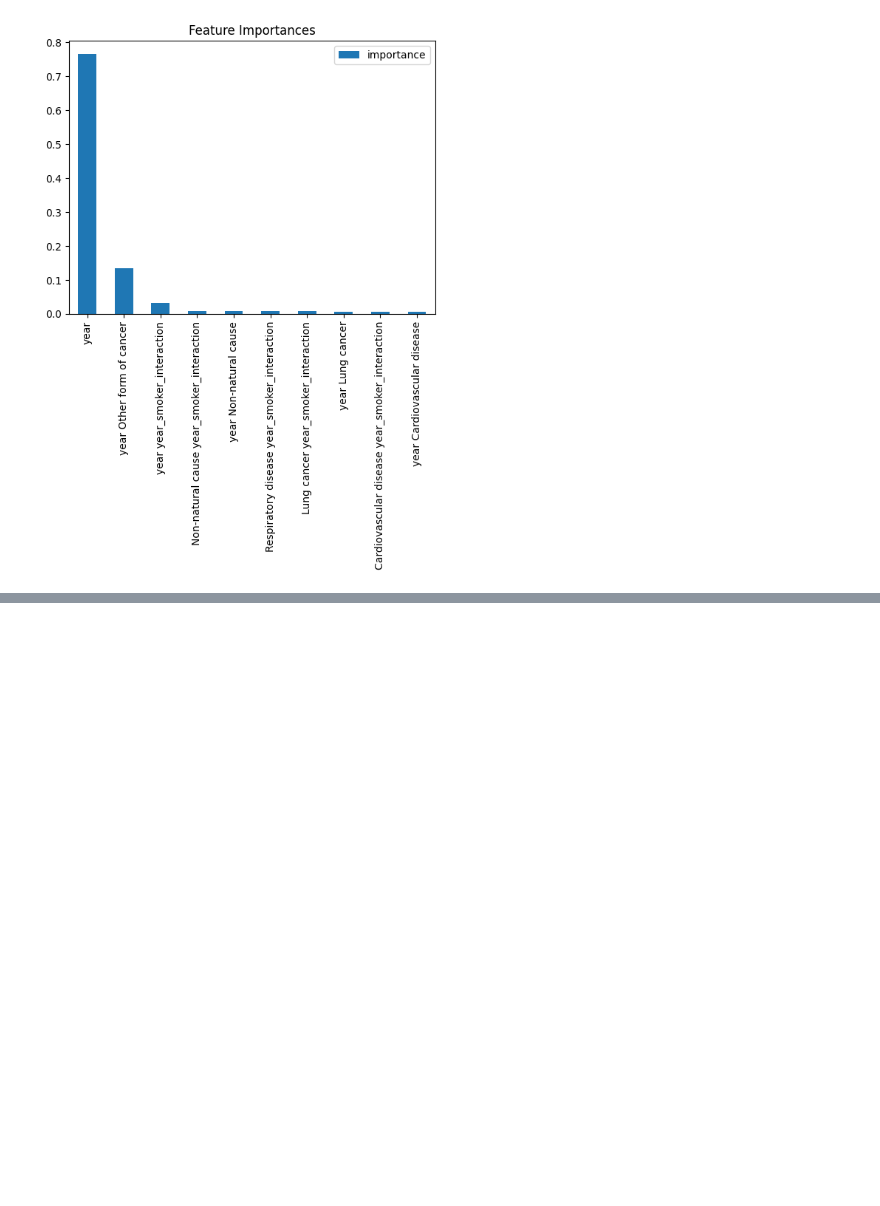
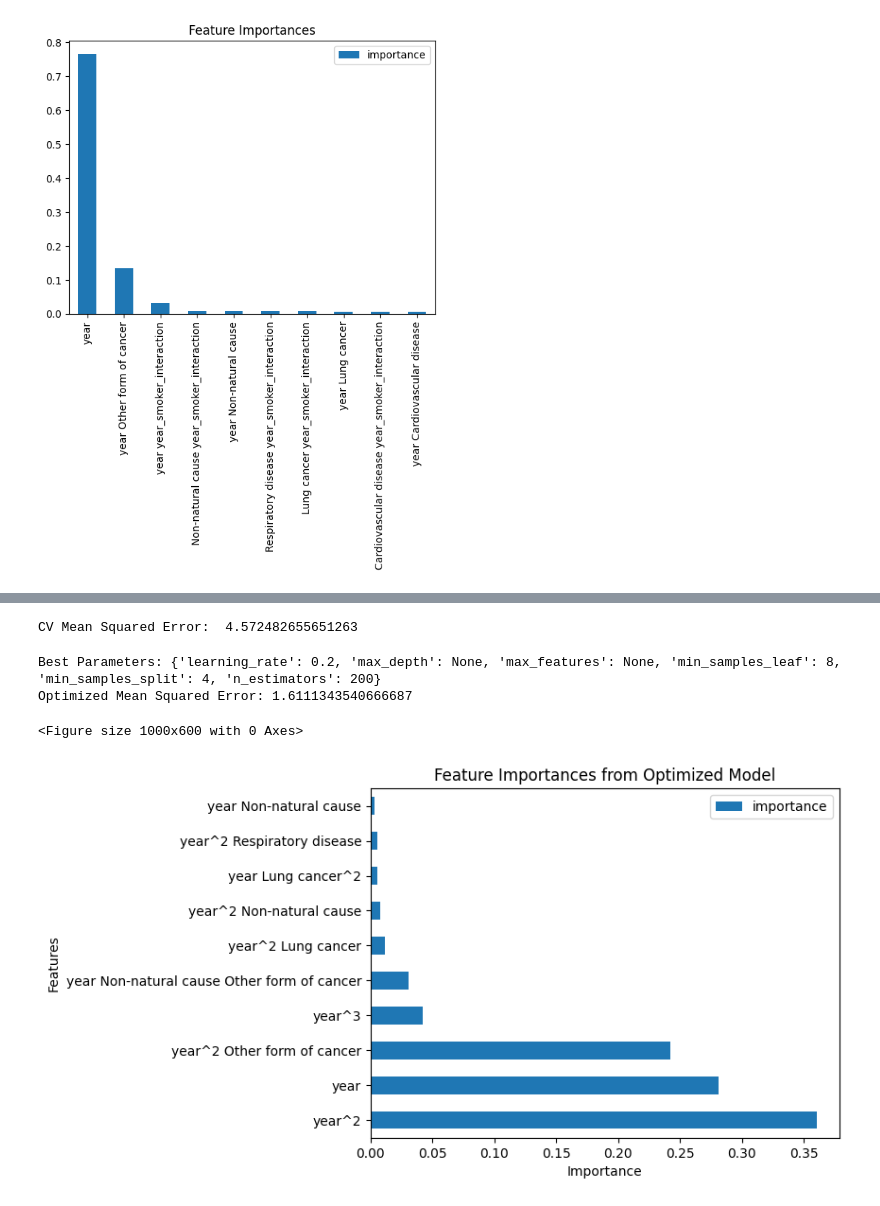
Before and after one commit to Priyanshs-ingh/age_detection_project, a Jupyter notebook: ml.ipynb, the cells around one changed output, grey strips where cells are left out. Drawn from its saved outputs; the diff is of its cells as text; code cells hidden in the pictures; blank space fills up the shorter version.

```diff
--- a/ml.ipynb
+++ b/ml.ipynb
@@ -338,0 +417,69 @@ target = merged_data['Proportion']
+# %%
+from sklearn.model_selection import cross_val_score
+
+# Performing cross-validation
+cv_scores = cross_val_score(gbm, X_train, y_train, cv=5, scoring='neg_mean_squared_error')
+print("CV Mean Squared Error: ", -np.mean(cv_scores))
+# %% [output]
+CV Mean Squared Error:  4.572482655651263
+# %%
+from sklearn.ensemble import GradientBoostingRegressor
+from sklearn.model_selection import RandomizedSearchCV
+from scipy.stats import randint as sp_randint
+
+# Setup the parameters and distributions to sample from: Corrected for GradientBoostingRegressor
+param_dist = {
+    "max_depth": [3, 5, 7, None],  # Adjust depths for more variety
+    "max_features": ['sqrt', 'log2', None],  # Options for the number of features to consider
+    "min_samples_split": sp_randint(2, 11),
+    "min_samples_leaf": sp_randint(1, 11),
+    "n_estimators": [100, 200, 300],
+    "learning_rate": [0.01, 0.1, 0.2]  # Learning rate to control the contribution of each tree
+}
+
+# Initialize the Gradient Boosting Regressor
+gbm = GradientBoostingRegressor(random_state=42)
+
+# Initialize RandomizedSearchCV
+random_search = RandomizedSearchCV(gbm, param_distributions=param_dist, n_iter=10, cv=5, scoring='neg_mean_squared_error', random_state=42)
+
+# Fit RandomizedSearchCV
+random_search.fit(X_train, y_train)
+
+# Check if best_params_ is found
+if hasattr(random_search, 'best_params_'):
+    print("Best Parameters:", random_search.best_params_)
+    # Re-train the model with the best parameters
+    optimized_gbm = GradientBoostingRegressor(**random_search.best_params_, random_state=42)
+    optimized_gbm.fit(X_train, y_train)
+
+    # Make predictions with the optimized model
+    optimized_y_pred = optimized_gbm.predict(X_test)
+
+    # Calculate the new MSE with the optimized model
+    optimized_mse = mean_squared_error(y_test, optimized_y_pred)
+    print("Optimized Mean Squared Error:", optimized_mse)
+else:
+    print("Randomized search did not find the best parameters.")
+# %% [output]
+Best Parameters: {'learning_rate': 0.2, 'max_depth': None, 'max_features': None, 'min_samples_leaf': 8, 'min_samples_split': 4, 'n_estimators': 200}
+Optimized Mean Squared Error: 1.6111343540666687
+# %%
+import matplotlib.pyplot as plt
+import pandas as pd
+
+# Retrieve feature importances from the optimized model
+feature_importances = pd.DataFrame(optimized_gbm.feature_importances_,
+                                   index=X_train.columns,
+                                   columns=['importance']).sort_values('importance', ascending=False)
+
+# Plot the feature importances
+plt.figure(figsize=(10, 6))
+feature_importances.head(10).plot(kind='barh')  # Display top 10 features
+plt.title('Feature Importances from Optimized Model')
+plt.xlabel('Importance')
+plt.ylabel('Features')
+plt.show()
+# %% [output]
+<Figure size 1000x600 with 0 Axes>
+[figure, added]
```
Also changed, not shown: parts of 8 cells of this notebook, 2 other files.
